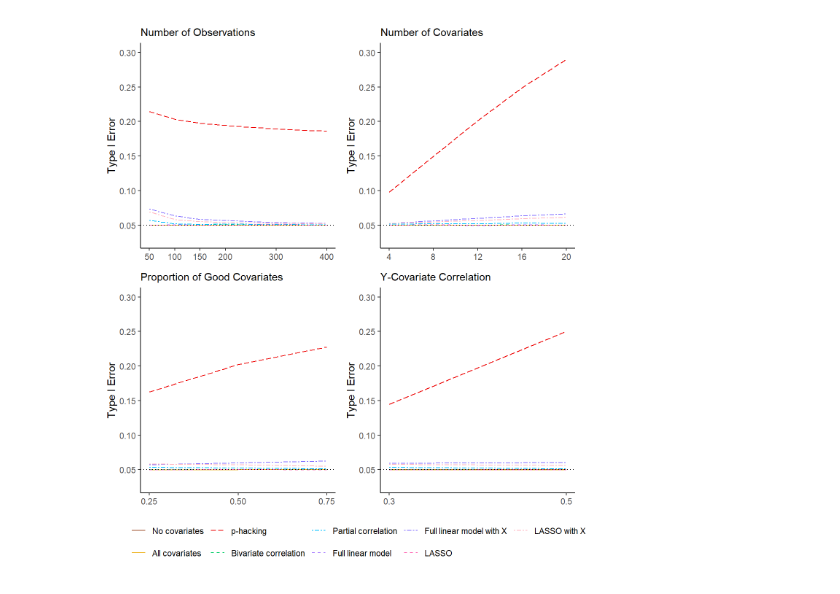
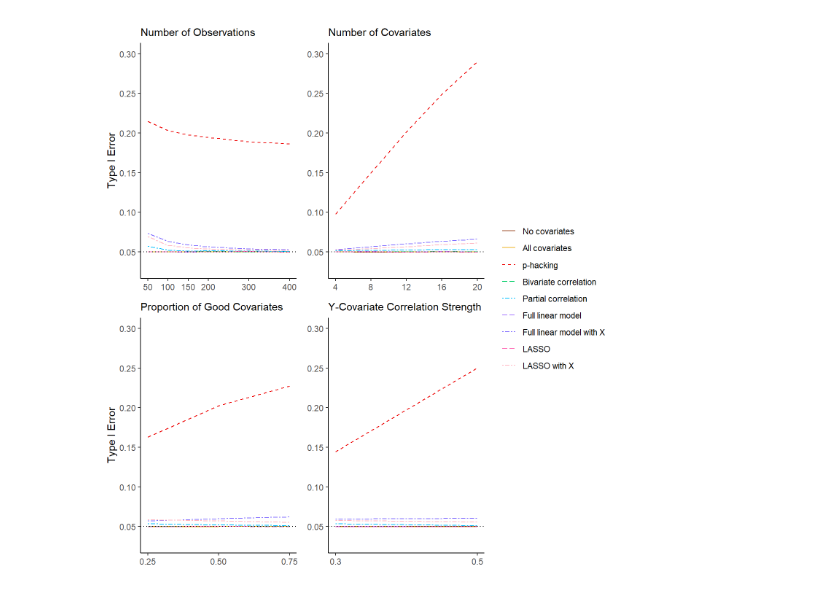
Before and after one commit to jjcurtin/study_cov, a Jupyter notebook: notebooks/mak_figures.out.ipynb, the cells around one changed output. Saved outputs shown, nothing was run; the diff lists cells and outputs as text; code cells hidden in the pictures.

```diff
--- a/notebooks/mak_figures.out.ipynb
+++ b/notebooks/mak_figures.out.ipynb
@@ -131,7 +173,7 @@ covs <- d_0 |>
   scale_x_continuous(breaks = c(4, 8, 12, 16, 20)) +
   scale_y_continuous(breaks = c(0.05, 0.10, 0.15, 0.20, 0.25, .30),
                      limits = c(.03, .30)) +
-  labs(y = "Type I Error",
+  labs(y = NULL,
        x = NULL,
        subtitle = "Number of Covariates") +
   scale_linetype_manual(values = method_linetypes) +
@@ -165,17 +207,16 @@ ycor <- d_0 |>
   scale_x_continuous(breaks = c(0.3, 0.5)) +
   scale_y_continuous(breaks = c(0.05, 0.10, 0.15, 0.20, 0.25, 0.30),
                      limits = c(.03, .30)) +
-  labs(y = "Type I Error",
+  labs(y = NULL,
        x = NULL,
-       subtitle = "Y-Covariate Correlation") +
+       subtitle = "Y-Covariate Correlation Strength") +
   scale_linetype_manual(values = method_linetypes) +
   scale_color_manual(values = method_colors) +
   theme(legend.title = element_blank())
 # %%
-#| fig-cap:
 
 (observations + covs)/(good_covs + ycor) +
   plot_layout(guides = "collect") &
-  theme(legend.position = "bottom")
+  theme(legend.position = "right")
 # %% [output]
-[figure, old version]
+[figure, new version]
```
Also changed, not shown: parts of 23 cells of this notebook, 22 other files.
